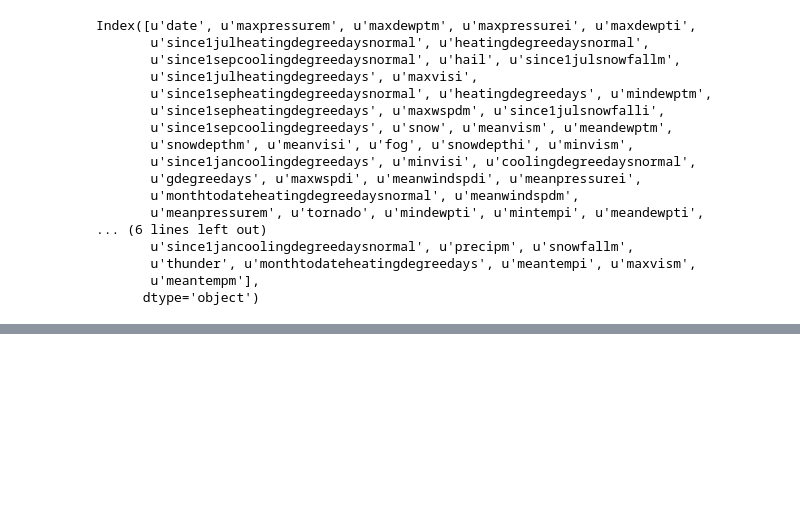
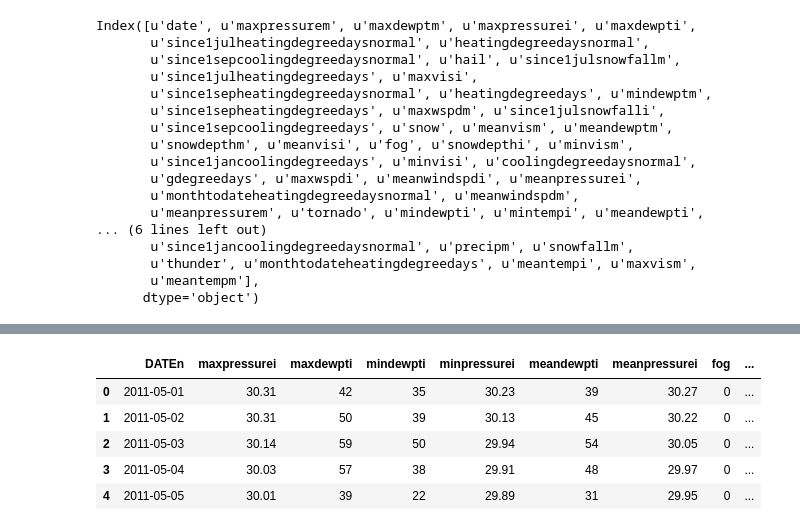
Before and after one commit to sushant2811/NYCsubwayData, a Jupyter notebook: NYCsubwayData.ipynb, the cells around one changed output, grey strips where cells are left out. Drawn from its saved outputs; the diff is of its cells as text; code cells hidden in the pictures; blank space fills up the shorter version.

```diff
--- a/NYCsubwayData.ipynb
+++ b/NYCsubwayData.ipynb
@@ -395,0 +415,11 @@ It's clear that many of these features are not gonna have an effect on subway ri
+# %%
+weather_df_relevant = weather_df_relevant.rename(columns = {'date': 'DATEn'})
+# %%
+weather_df_relevant.head()
+# %% [output]
+|  | DATEn | maxpressurei | maxdewpti | mindewpti | minpressurei | meandewpti | meanpressurei | fog | ... |
+| 0 | 2011-05-01 | 30.31 | 42 | 35 | 30.23 | 39 | 30.27 | 0 | ... |
+| 1 | 2011-05-02 | 30.31 | 50 | 39 | 30.13 | 45 | 30.22 | 0 | ... |
+| 2 | 2011-05-03 | 30.14 | 59 | 50 | 29.94 | 54 | 30.05 | 0 | ... |
+| 3 | 2011-05-04 | 30.03 | 57 | 38 | 29.91 | 48 | 29.97 | 0 | ... |
+| 4 | 2011-05-05 | 30.01 | 39 | 22 | 29.89 | 31 | 29.95 | 0 | ... |
```
Also changed, not shown: parts of 4 cells of this notebook.
